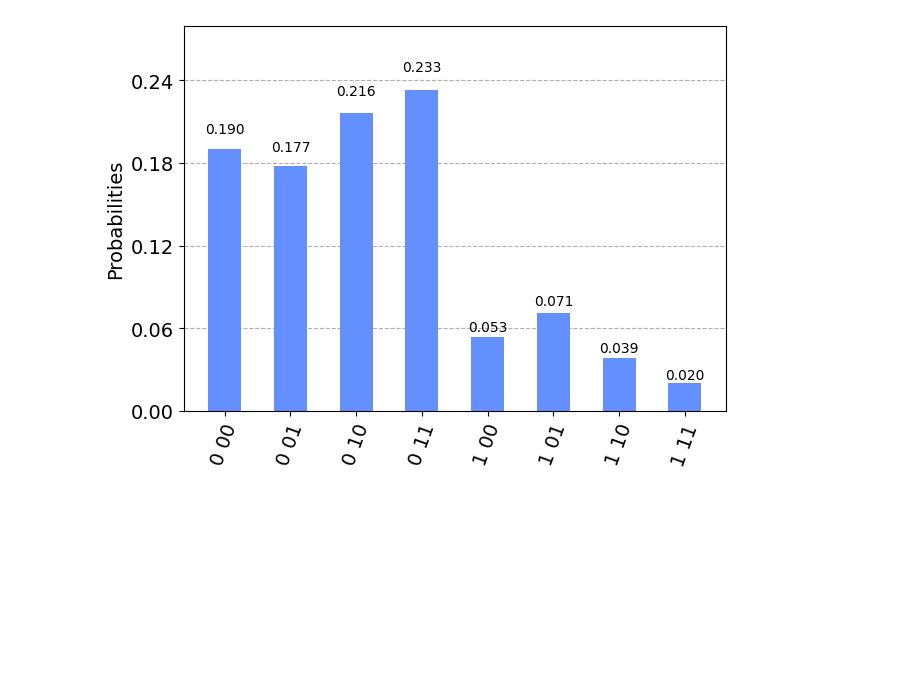
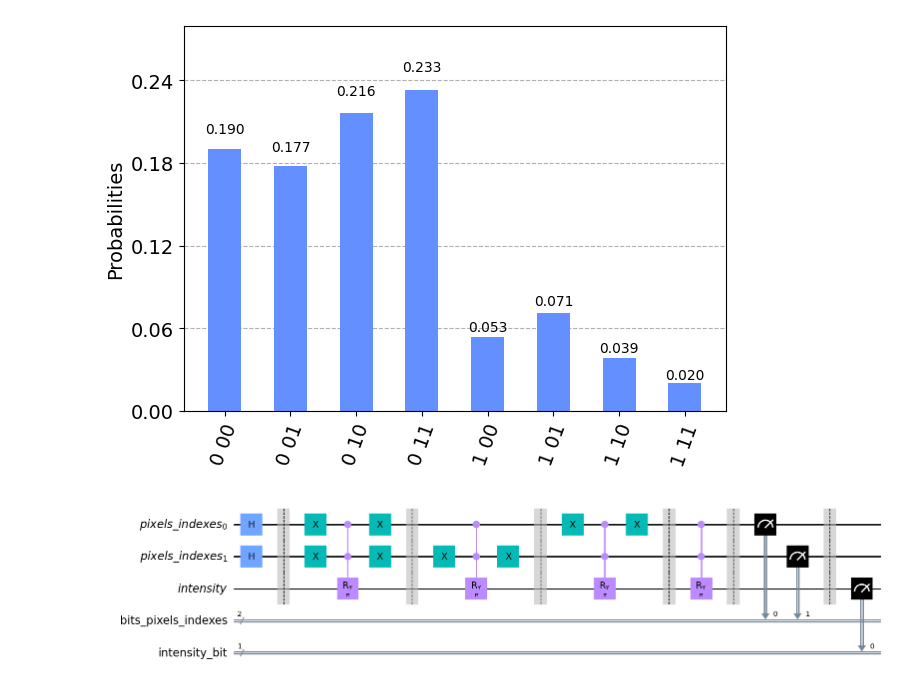
Before and after one commit to jvscursulim/qamp_fall22_project, a Jupyter notebook: frqi_draft.ipynb, the cells around one changed output. Drawn from its saved outputs; the diff is of its cells as text; code cells hidden in the pictures; blank space fills up the shorter version.

Commit message:
Update on frqi_draft jupyter

```diff
--- a/frqi_draft.ipynb
+++ b/frqi_draft.ipynb
@@ -275,3 +276,12 @@ counts = execute(experiments=qc, backend=BACKEND, shots=SHOTS).result().get_coun
 plot_histogram(counts)
 # %% [output]
 [figure]
+# %%
+image_frqi = FRQI()
+
+image = np.array([[1,1],[1,1]])
+qc = image_frqi.image_quantum_circuit(image=image, measurements=True)
+# %%
+qc.draw(output="mpl")
+# %% [output]
+[figure, added]
```
Also changed, not shown: parts of 5 cells of this notebook.
